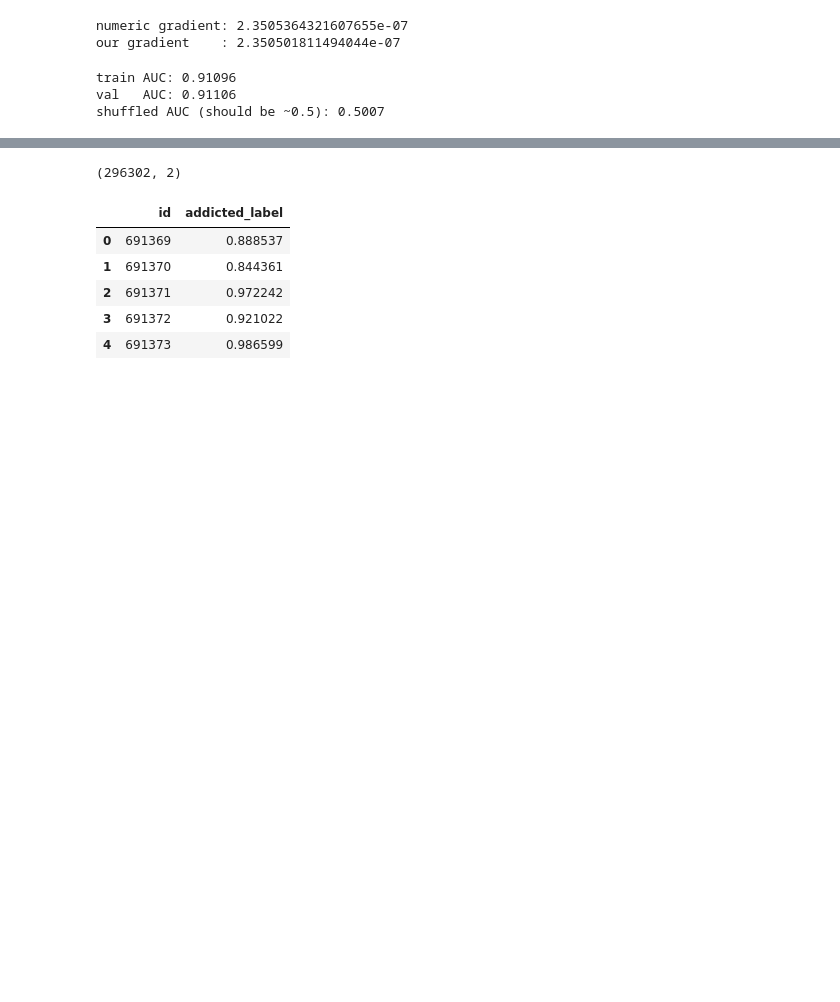
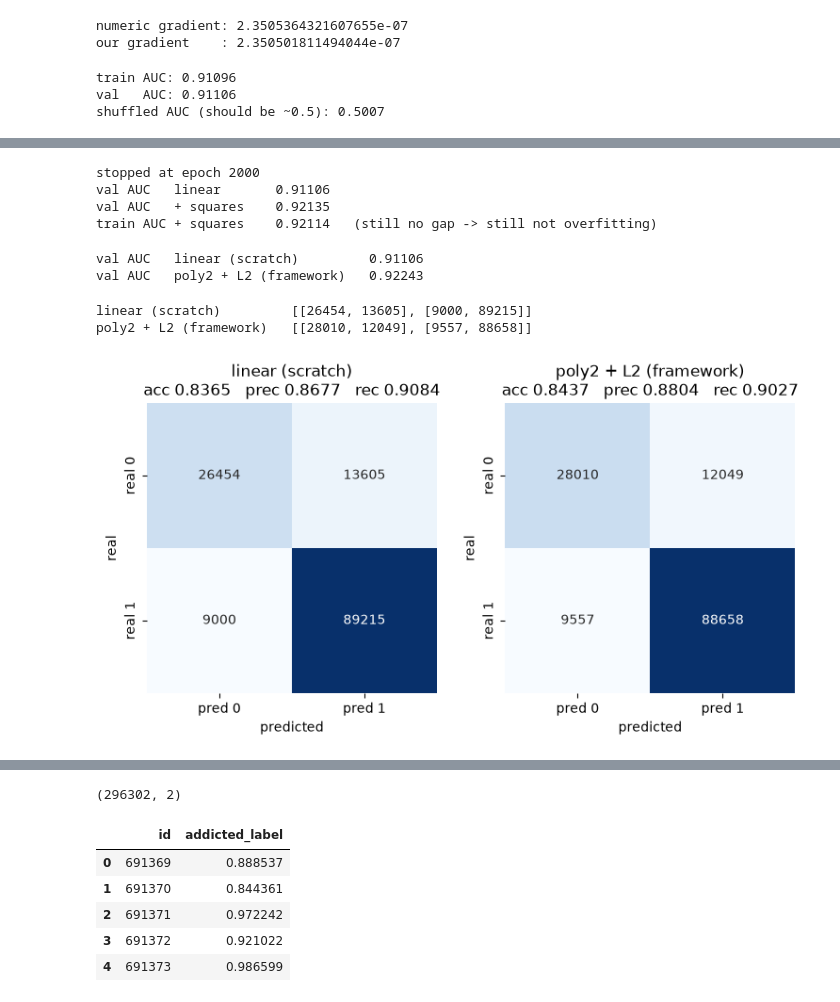
Before and after one commit to CsVazquezz/SmartphoneAddictionModel, a Jupyter notebook: notebooks/logistic_regression_pipeline.ipynb, the cells around one changed output, grey strips where cells are left out. Saved outputs shown, nothing was run; the diff lists cells and outputs as text; code cells hidden in the pictures; blank space fills up the shorter version.

Commit message:
feat(notebook): add validation split and model evaluation

```diff
--- a/notebooks/logistic_regression_pipeline.ipynb
+++ b/notebooks/logistic_regression_pipeline.ipynb
@@ -548,0 +578,73 @@ shuffled AUC (should be ~0.5): 0.5007
+# %%
+# --- upgrade: same model, more capacity ---
+# train and val are equal and both stuck at 0.347, so the limit is the model,
+# not the data. A linear boundary cannot bend; adding PC^2 columns lets it.
+X_train_sq = np.hstack([X_train, X_train[:, :N_PC] ** 2])
+X_val_sq = np.hstack([X_val, X_val[:, :N_PC] ** 2])
+
+samples_sq = np.hstack([np.ones((len(X_train_sq), 1)), X_train_sq])
+samples_val_sq = np.hstack([np.ones((len(X_val_sq), 1)), X_val_sq])
+
+params_sq = np.zeros(samples_sq.shape[1])
+params_sq[0] = np.log(y.mean() / (1 - y.mean()))
+epoch = 0
+
+while True:
+    oldparams = params_sq.copy()
+    params_sq = GD(params_sq, samples_sq, y, alfa)
+    epoch = epoch + 1
+    if np.allclose(oldparams, params_sq, atol=1e-6) or epoch >= 2000:
+        break
+
+print("stopped at epoch", epoch)
+print("val AUC   linear       %.5f" % roc_auc(y_val, val_pred))
+print("val AUC   + squares    %.5f" % roc_auc(y_val, h(params_sq, samples_val_sq)))
+print("train AUC + squares    %.5f   (still no gap -> still not overfitting)"
+      % roc_auc(y, h(params_sq, samples_sq)))
+# %% [output]
+stopped at epoch 2000
+val AUC   linear       0.91106
+val AUC   + squares    0.92135
+train AUC + squares    0.92114   (still no gap -> still not overfitting)
+# %%
+# --- the framework model from run.py (poly2 + L2), fitted here to compare ---
+import sys
+sys.path.append("..")
+from src.models.framework.logistic_regression import LogisticRegression
+
+framework = LogisticRegression().fit(X_train, y_train)
+poly_val = framework.predict_proba(X_val)
+
+print("val AUC   linear (scratch)         %.5f" % roc_auc(y_val, val_pred))
+print("val AUC   poly2 + L2 (framework)   %.5f" % roc_auc(y_val, poly_val))
+# %% [output]
+val AUC   linear (scratch)         0.91106
+val AUC   poly2 + L2 (framework)   0.92243
+# %%
+# --- confusion matrices on validation, calling "addicted" anything >= 0.5 ---
+def confusion(prob):
+    pred = (prob >= 0.5).astype(int)
+
+    TP = ((pred == 1) & (y_val == 1)).sum()
+    TN = ((pred == 0) & (y_val == 0)).sum()
+    FP = ((pred == 1) & (y_val == 0)).sum()
+    FN = ((pred == 0) & (y_val == 1)).sum()
+
+    cm = pd.DataFrame([[TN, FP], [FN, TP]],
+                      index=["real 0", "real 1"], columns=["pred 0", "pred 1"])
+    return cm, (TP + TN) / len(y_val), TP / (TP + FP), TP / (TP + FN)
+
+
+fig, ax = plt.subplots(1, 2, figsize=(9, 4))
+for a, name, prob in zip(ax, ["linear (scratch)", "poly2 + L2 (framework)"], [val_pred, poly_val]):
+    cm, acc, prec, rec = confusion(prob)
+    sns.heatmap(cm, annot=True, fmt="d", cmap="Blues", cbar=False, square=True, ax=a)
+    a.set_title("%s\nacc %.4f   prec %.4f   rec %.4f" % (name, acc, prec, rec))
+    a.set_xlabel("predicted")
+    a.set_ylabel("real")
+    print("%-24s" % name, cm.values.tolist())
+plt.show()
+# %% [output]
+linear (scratch)         [[26454, 13605], [9000, 89215]]
+poly2 + L2 (framework)   [[28010, 12049], [9557, 88658]]
+[figure, added]
```
Also changed, not shown: parts of 2 cells of this notebook.
